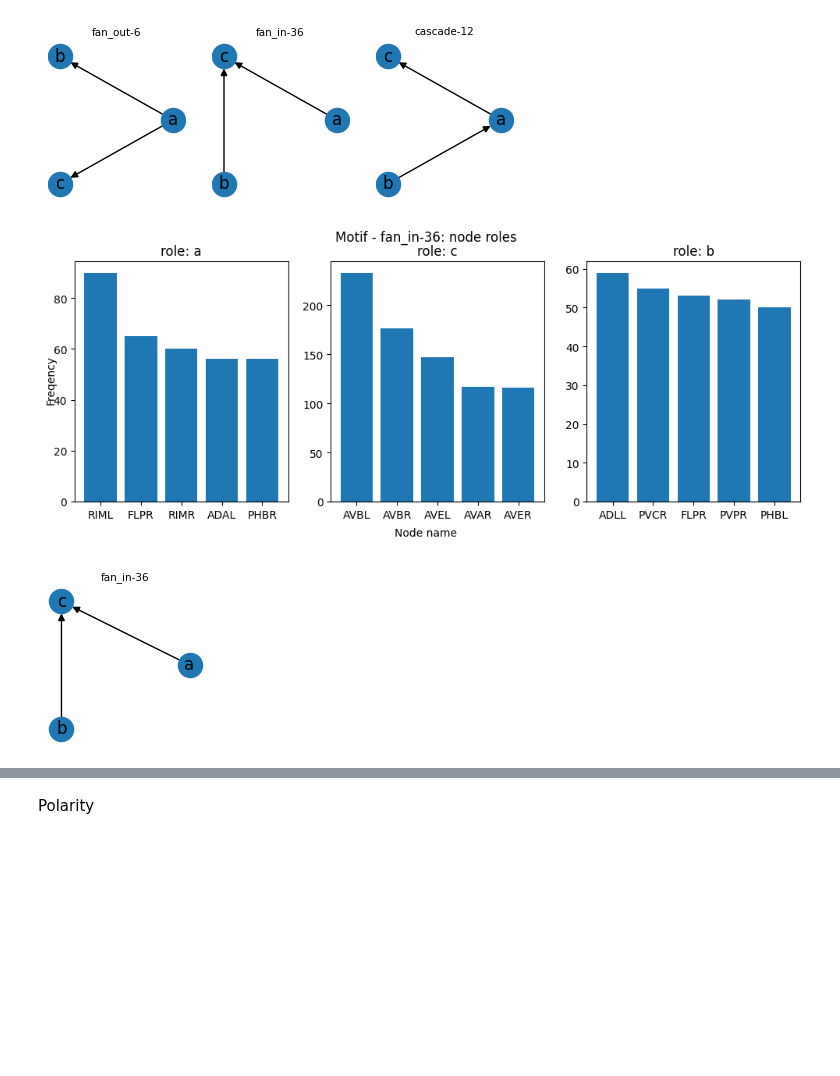
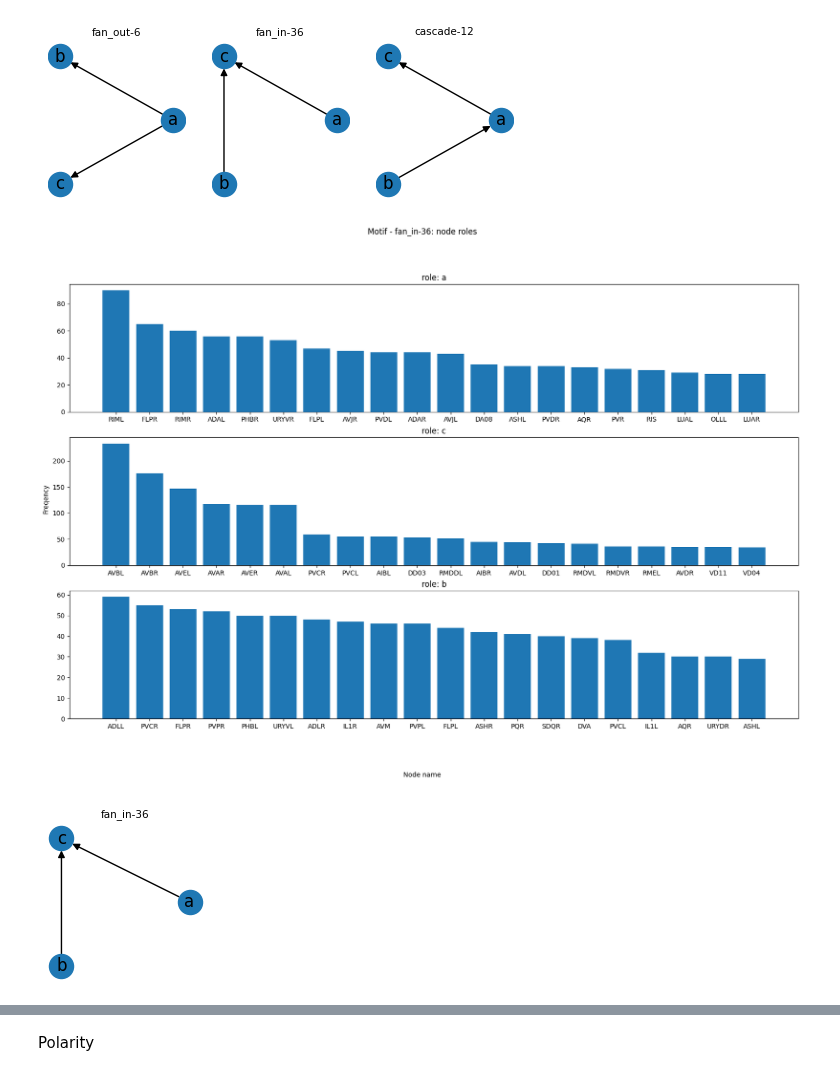
Before and after one commit to deangeckt/network_motifs, a Jupyter notebook: post_motif_analysis/motif_analysis.ipynb, the cells around one changed output, grey strips where cells are left out. Saved outputs shown, nothing was run; the diff lists cells and outputs as text; code cells hidden in the pictures; blank space fills up the shorter version.

Commit message:
motif notebook - get k-subgraph of a motif + draw sub graphs

```diff
--- a/post_motif_analysis/motif_analysis.ipynb
+++ b/post_motif_analysis/motif_analysis.ipynb
@@ -51,21 +53,21 @@ def plot_motif_distribution(motifs_, anti_motifs_, none_motifs_):
     for s,l in zip(sizes, labels):
         print(f'{l}: {s}/{total}')
 # %%
-def draw_motif(motif, ax):
+def draw_motif(motif: Motif, ax):
     ax.axis('off')
 
     title = f'{motif.name.value}-{motif.id}' if motif.name.value != MotifName.na else motif.id
     ax.set_title(title, fontsize=7.5)
 
     graph = nx.DiGraph(motif.role_pattern)
-    pos = nx.circular_layout(graph, dim=2)
+    pos = nx.circular_layout(graph)
     nx.draw_networkx(graph, pos, ax=ax)
 
     if motif.polarity:
         for role, pol in zip(motif.role_pattern, motif.polarity):
             s,t = role
-            graph[s][t]['polarity']= pol
+            graph[s][t]['polarity'] = pol
 
         edge_labels=dict([((u,v,),d['polarity']) for u,v,d in graph.edges(data=True)])
-        nx.draw_networkx_edge_labels(graph,pos,edge_labels=edge_labels, ax=ax, font_color='k', font_weight='bold', label_pos=0.3)
+        nx.draw_networkx_edge_labels(graph, pos, edge_labels=edge_labels, ax=ax, font_color='k', font_weight='bold', label_pos=0.3)
 # %%
@@ -102,13 +104,13 @@ def plot_motifs_z(motifs_list, motif_type, top=10):
         ax_ = ax if num_of_graphs == 1 else ax[idx]
         draw_motif(motif, ax_)
 # %%
-def plot_motif_roles(motif, top=5):
+def plot_motif_roles(motif: Motif, top=5):
     roles = motif.node_roles.keys()
-    num_of_roles = len(roles)
-    if num_of_roles == 0:
+    num_of_rows = len(roles)
+    if num_of_rows == 0:
         print(f'n_real: {motif.n_real}')
         return
-    fig, ax = plt.subplots(nrows=1, ncols=num_of_roles, figsize=(num_of_roles*4, 4))
+    fig, ax = plt.subplots(nrows=num_of_rows, ncols=1, figsize=(top, 4*num_of_rows))
     title = f'{motif.name.value}-{motif.id}' if motif.name.value != MotifName.na else motif.id
     fig.suptitle(f'Motif - {title}: node roles')
     fig.text(0.5, 0.01, 'Node name', ha='center', va='center')
@@ -168,7 +206,7 @@ none: 3/13
 [figure]
 [figure]
 # %%
-plot_motif_roles(motifs[36], top=5)
+plot_motif_roles(motifs[36], top=20)
 # %% [output]
-[figure, old version]
+[figure, new version]
 [figure]
```
Also changed, not shown: parts of 11 cells of this notebook, 1 other file.
